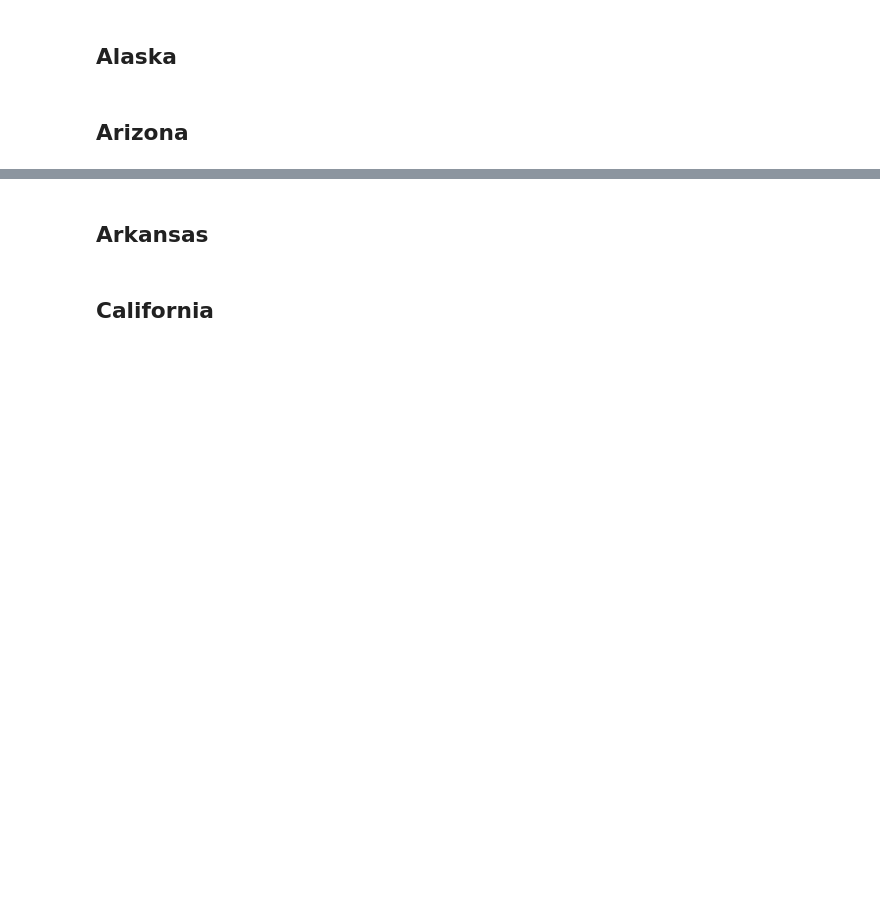
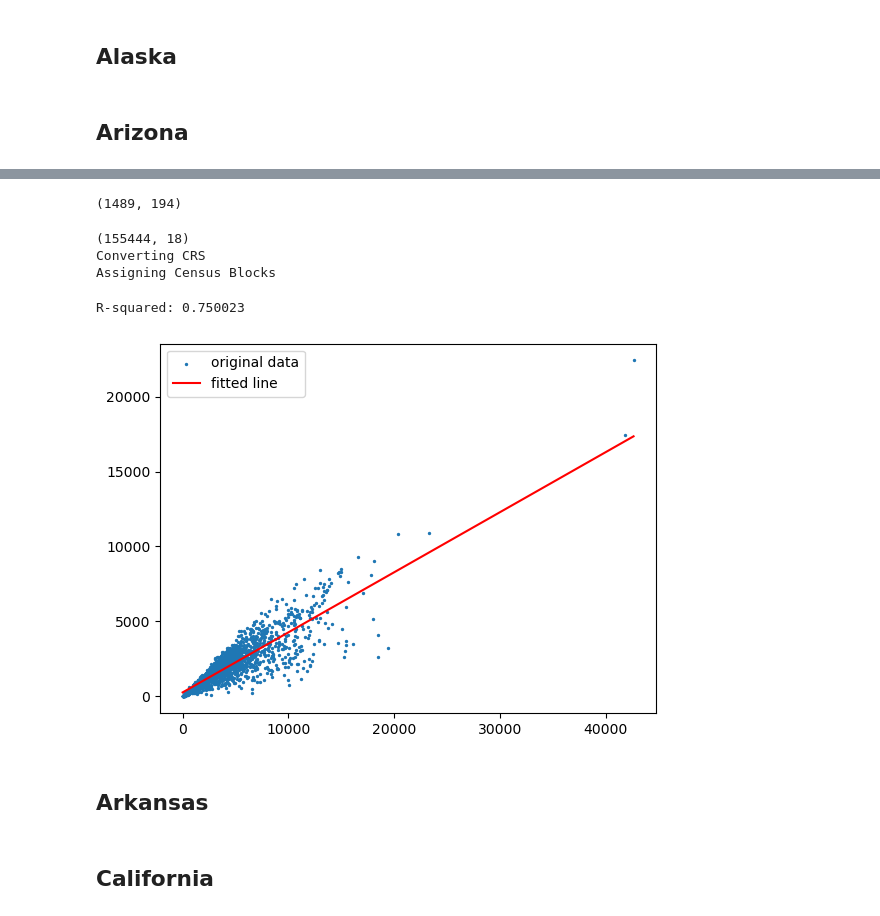
Before and after one commit to yagnesh7/clock-hand-redistricting, a Jupyter notebook: redistricting/data_prep/prepare_states.ipynb, the cells around one changed output, grey strips where cells are left out. Cells and saved outputs as stored; diff of their text form; code cells hidden in the pictures; blank space fills up the shorter version.

Commit message:
state 2020 pipeline updated

```diff
--- a/redistricting/data_prep/prepare_states.ipynb
+++ b/redistricting/data_prep/prepare_states.ipynb
@@ -163,3 +178,53 @@ state_dict = {
+# %%
+print(az_2020.shape)
+az_2020 = az_2020.to_crs(state_dict["AZ"]["CRS"])
+az_2020["geometry"] = az_2020["geometry"].apply(shapely.validation.make_valid)
+az_2020["geometry"] = az_2020["geometry"].apply(convert_3D_2D)
+az_2020["geometry"] = az_2020["geometry"].apply(shapely.validation.make_valid)
+dem_votes = [c for c in az_2020.columns if bool(re.match("GCON[0-9][0-9]D", c))]
+rep_votes = [c for c in az_2020.columns if bool(re.match("GCON[0-9][0-9]R", c))]
+az_2020["USH20_D"] = az_2020.apply(sum_cols, cols=dem_votes, axis=1)
+az_2020["USH20_R"] = az_2020.apply(sum_cols, cols=rep_votes, axis=1)
+az_2020 = az_2020[
+    [
+        "UNIQUE_ID",
+        "COUNTYFP",
+        "PCTNUM",
+        "PRECINCTNA",
+        "CDE_COUNTY",
+        "COUNTY_NAM",
+        "CON_DIST",
+        "SLDL_DIST",
+        "SLDU_DIST",
+        "USH20_D",
+        "USH20_R",
+        "geometry",
+    ]
+]
+# %% [output]
+(1489, 194)
+# %%
+print(az_cb.shape)
+print("Converting CRS")
+az_cb = az_cb.to_crs(az_2020.crs)
+az_cb["geometry"] = az_cb["geometry"].apply(shapely.validation.make_valid)
+print("Assigning Census Blocks")
+assignment = maup.assign(az_cb, az_2020)
+az_2020["POP20"] = az_cb[["POP20"]].groupby(assignment).sum()
+# %% [output]
+(155444, 18)
+Converting CRS
+Assigning Census Blocks
+# %%
+cols_to_fill = ["POP20", "USH20_D", "USH20_R"]
+for c in cols_to_fill:
+    az_2020[c] = az_2020[c].fillna(0)
+create_fitline(az_2020["POP20"], az_2020["USH20_D"] + az_2020["USH20_R"])
+os.makedirs("output/az_2020/", exist_ok=True)
+az_2020.to_file("output/az_2020/az_2020.shp")
+# %% [output]
+R-squared: 0.750023
+[figure, added]
 # %% [markdown]
 ## Arkansas
 # %% [markdown]
```
Also changed, not shown: parts of 43 cells of this notebook, 1 other file.
